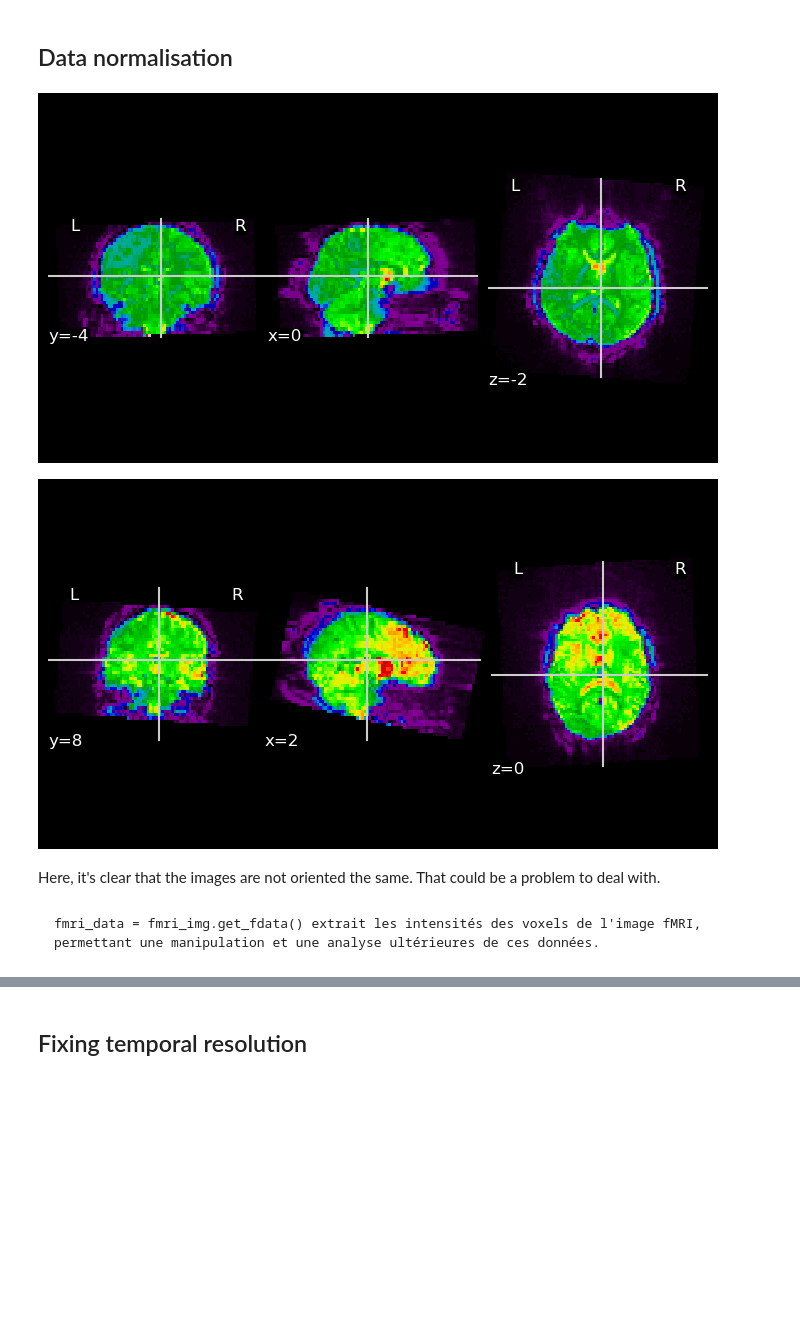
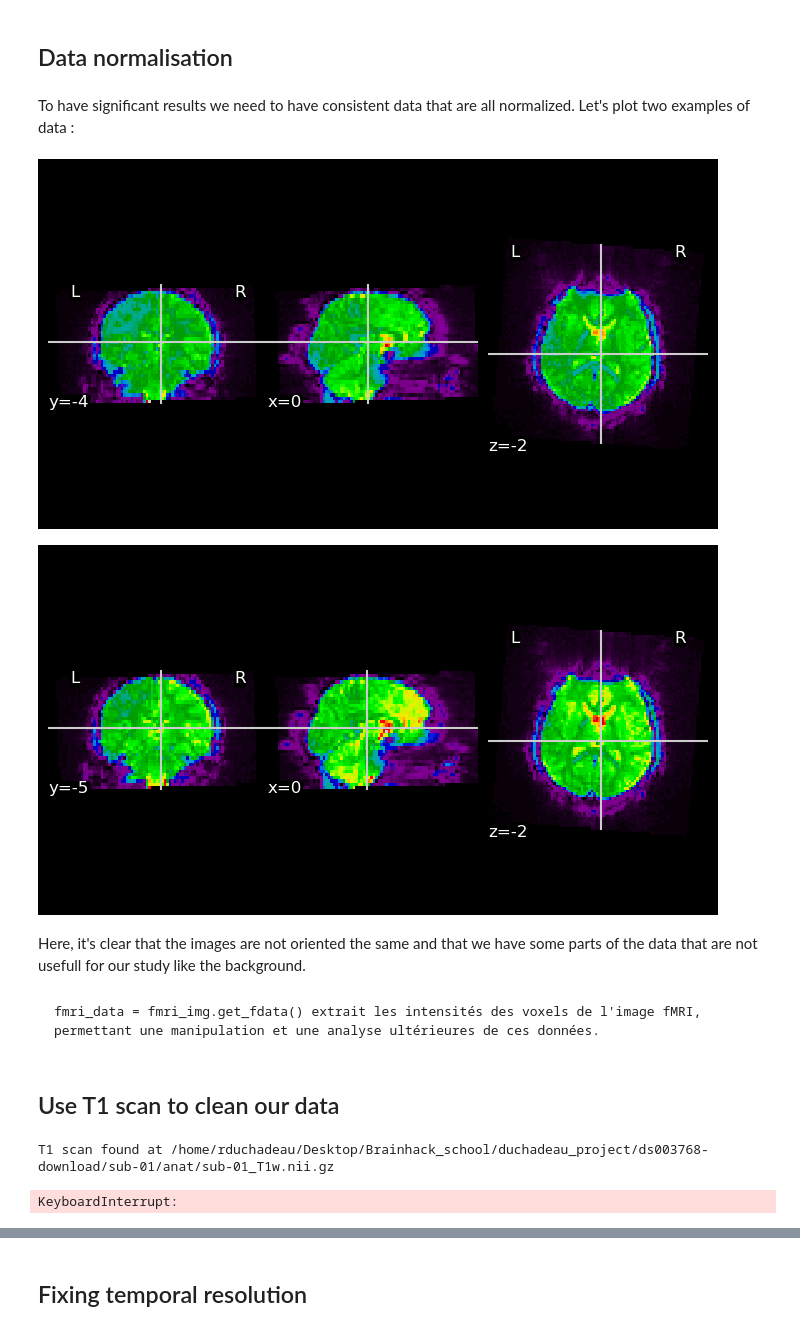
Before and after one commit to brainhack-school2024/duchadeau_project, a Jupyter notebook: Exploration_dataset.ipynb, the cells around one changed output, grey strips where cells are left out. Drawn from its saved outputs; the diff is of its cells as text; code cells hidden in the pictures; blank space fills up the shorter version.

Commit message:
load atlas, tried with T1 and nilearn data normalisation but failed

```diff
--- a/Exploration_dataset.ipynb
+++ b/Exploration_dataset.ipynb
@@ -140,21 +140,90 @@ No data available for session: task-sleep_run-7
 No data available for session: task-sleep_run-8
 # %% [markdown]
 ## Data normalisation
+# %% [markdown]
+To have significant results we need to have consistent data that are all normalized. Let's plot two examples of data :
 # %%
+
 # Fonction pour visualiser une image 4D
 def visualize_4d_fmri(fmri_img):
     # Sélectionner la première image temporelle pour la visualisation
     first_volume = image.index_img(fmri_img, 0)
     plotting.plot_epi(first_volume)
     plt.show()
 
 
 visualize_4d_fmri(fmri_images[0])
-visualize_4d_fmri(fmri_images[5])
+visualize_4d_fmri(fmri_images[2])
 # %% [output]
 [figure]
-[figure, old version]
+[figure, new version]
 # %% [markdown]
-Here, it's clear that the images are not oriented the same. That could be a problem to deal with.
+Here, it's clear that the images are not oriented the same and that we have some parts of the data that are not usefull for our study like the background.
 # %% [markdown]
     fmri_data = fmri_img.get_fdata() extrait les intensités des voxels de l'image fMRI, permettant une manipulation et une analyse ultérieures de ces données.
+# %% [markdown]
+## Use T1 scan to clean our data
+# %%
+import os
+import nibabel as nib
+import numpy as np
+import matplotlib.pyplot as plt
+from nilearn import plotting, image
+from nilearn.image import resample_to_img
+import mne
+
+# Fonction pour charger les fichiers fMRI
+def load_fmri_data(dataset_path, subjects, sessions):
+    fmri_images = []
+    for subj in subjects:
+        # Chargement de l'image T1
+        T1_path = os.path.join(dataset_path, subj, 'anat', f'{subj}_T1w.nii.gz')
+        if os.path.exists(T1_path):
+            print(f"T1 scan found at {T1_path}")
+            t1_img = nib.load(T1_path)
+            for sess in sessions:
+                fmri_path = os.path.join(dataset_path, subj, 'func', f'{subj}_{sess}_bold.nii.gz')
+
+                if os.path.exists(fmri_path):
+                    # Charger l'image
+                    fmri_img = nib.load(fmri_path)
+                    # Coregistration de l'image fMRI à l'image T1
+                    fmri_img_resampled = resample_to_img(fmri_img, t1_img, interpolation='linear')
+                    fmri_images.append(fmri_img_resampled)
+                else:
+                    print(f"File {fmri_path} not found.")
+        else:
+            print(f"File {T1_path} not found.")
+    return fmri_images
+
+# Fonction pour visualiser une image 4D
+def visualize_4d_fmri(fmri_img):
+    # Sélectionner la première image temporelle pour la visualisation
+    first_volume = image.index_img(fmri_img, 0)
+    plotting.plot_epi(first_volume)
+    plt.show()
+
+########## Main ###########
+# Définir le chemin de base vers les données
+dataset_path = '/home/rduchadeau/Desktop/Brainhack_school/duchadeau_project/ds003768-download/'
+
+# Liste des sujets à charger
+# subjects = ['sub-01', 'sub-02', 'sub-03', 'sub-04', 'sub-05', 'sub-06', 'sub-07', 'sub-08', 'sub-09']
+# for i in range(10, 34):
+#     subjects.append(f'sub-{i:02d}')
+subjects = ['sub-01']
+
+# Liste des sessions
+# sessions = [f'task-rest_run-{i}' for i in range(1, 9)] + [f'task-sleep_run-{i}' for i in range(1, 9)]
+sessions = ['task-rest_run-1', 'task-rest_run-2']
+
+# Charger les données fMRI
+fmri_images = load_fmri_data(dataset_path, subjects, sessions)
+print("Number of fmri_images : ", len(fmri_images))
+
+
+visualize_4d_fmri(fmri_images[0])
+visualize_4d_fmri(fmri_images[1])
+# %% [output]
+T1 scan found at /home/rduchadeau/Desktop/Brainhack_school/duchadeau_project/ds003768-download/sub-01/anat/sub-01_T1w.nii.gz
+KeyboardInterrupt:
```
Also changed, not shown: parts of 27 cells of this notebook, 2 other files.
